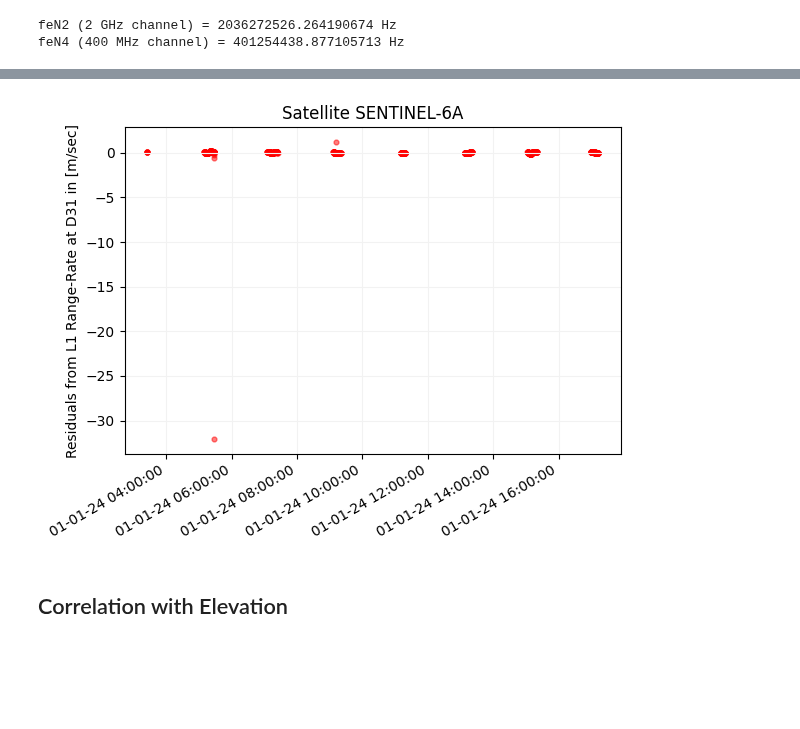
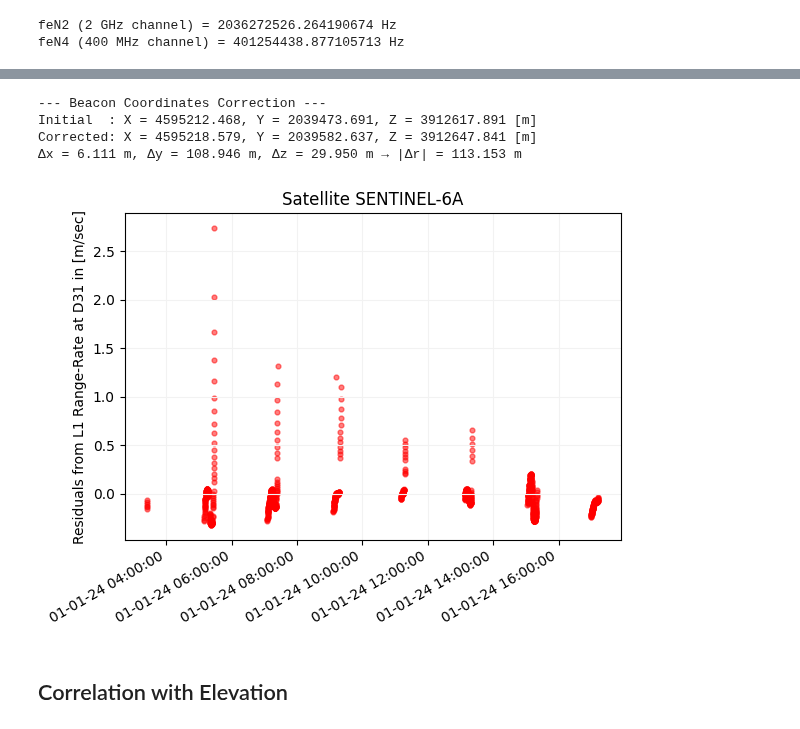
Before and after one commit to DSOlab/AcademicSoftware, a Jupyter notebook: JupiterLab/doris/doris_soph.ipynb, the cells around one changed output, grey strips where cells are left out. Cells and saved outputs as stored; diff of their text form; code cells hidden in the pictures; blank space fills up the shorter version.

```diff
--- a/JupiterLab/doris/doris_soph.ipynb
+++ b/JupiterLab/doris/doris_soph.ipynb
@@ -68,6 +68,7 @@ def azele(rsat, rsta):
 # %%
 # initially, no previous phase observation ...
 t1=None
+dT2 = None
 satx_prev = None
 saty_prev = None
 satz_prev = None
@@ -120,6 +121,9 @@ for block in rnx:
             _, _, el = azele(np.array((satx, saty, satz)), np.array(diob_xyz))
             dT = tropo.tropo_delay(np.array(diob_xyz), t2, el, gpt3_file)
             #print(f"[{t2}] Elevation: {np.degrees(el):.2f}° → dT = {dT:.3f} m")
+            #Filter for clearing outliers for the dT_diff
+            dT_diff = dT - dT2 if dT2 is not None else 0.0
+
             # L1 and L2 measurements
             L2_1 = data['L1']['value']
             L2_2 = data['L2']['value']
@@ -142,7 +146,7 @@ for block in rnx:
                 # observed range-rate
                 orr = (((L3 - L1) / (float((t2-t1).total_nanoseconds()) * 1e-9)) + frT - frN) * (299792458.0 / feN_L3)
                 # very loose outlier detection
-                if abs(orr - crr) > 100.:
+                if abs(orr - crr) > 10.:
                     pass
                 else:
                     t.append(at2pt(t2))
@@ -152,7 +156,7 @@ for block in rnx:
                         'rsat2': rsat2,
                         'dt': (float((t2-t1).total_nanoseconds()) * 1e-9),
                         'v_obs': orr,
-                        'dT': (dT - dT2),
+                        'dT': (dT2 - dT) if dT2 is not None else 0.0,
                     })
             # prepare for next measurement
             dT2 = dT
@@ -185,11 +189,17 @@ for ls_iteration in range(LS_ITERATIONS):
         delta_f = x0[3]
         delta_T = x0[4]
 
+        #print(f"obs {i}: dT = {dT:.3f} m")
 
         # υπολογισμός θεωρητικής ταχύτητας
         r1 = np.linalg.norm(rsat1 - r_beacon)
         r2 = np.linalg.norm(rsat2 - r_beacon)
         v_theo = (r2 - r1 + dT) / dt
+
+        # φίλτρο για outliers
+        if abs(dl[i]) > 10.0:
+            print(f"Skipping obs {i} due to large residual: {dl[i]:+.3f} m/s")
+            continue
 
         # residual
         dl[i] = v_obs - delta_f - delta_T - v_theo
@@ -224,0 +230,10 @@ print("len(res1):", len(res1))
+# %%
+dl_filtered = []
+t_filtered = []
+
+for i in range(len(dl)):
+    if abs(dl[i]) <= 10.0:
+        dl_filtered.append(dl[i])
+        t_filtered.append(t[i])
+    else:
+        print(f"Rejected: dl = {dl[i]:+.3f} m/s at t = {t[i]}")
@@ -225,21 +249,49 @@ print("len(res1):", len(res1))
+# %%
+# Αρχικές συντεταγμένες
+x_init, y_init, z_init = diob_xyz
+
+# Τελικές (διορθωμένες) συντεταγμένες
+x_corr, y_corr, z_corr = x0[0:3]
+
+# Διαφορά ανά άξονα
+dx = x_corr - x_init
+dy = y_corr - y_init
+dz = z_corr - z_init
+
+# Συνολική μετατόπιση
+dr = np.linalg.norm([dx, dy, dz])
+
+# Εκτύπωση
+print("\n--- Beacon Coordinates Correction ---")
+print(f"Initial  : X = {x_init:.3f}, Y = {y_init:.3f}, Z = {z_init:.3f} [m]")
+print(f"Corrected: X = {x_corr:.3f}, Y = {y_corr:.3f}, Z = {z_corr:.3f} [m]")
+print(f"Δx = {dx:.3f} m, Δy = {dy:.3f} m, Δz = {dz:.3f} m → |Δr| = {dr:.3f} m")
+# %% [output]
+--- Beacon Coordinates Correction ---
+Initial  : X = 4595212.468, Y = 2039473.691, Z = 3912617.891 [m]
+Corrected: X = 4595218.579, Y = 2039582.637, Z = 3912647.841 [m]
+Δx = 6.111 m, Δy = 108.946 m, Δz = 29.950 m → |Δr| = 113.153 m
 # %%
 #plt.scatter([at2pt(ti) for ti in t], res2, alpha=0.5, s=12, c='blue')
-plt.scatter([at2pt(ti) for ti in t], dl, alpha=0.5, s=12, c='red')
+plt.scatter([at2pt(ti) for ti in t_filtered], dl_filtered, alpha=0.5, s=12, c='red')
+#print("\nResiduals per observation:")
+#for i in range(m):
+#    print(f"t = {t[i]} | dl = {dl_filtered[i]:+.6f} m/s")
 # plt.plot([at2pt(ti) for ti in t], res, alpha=0.3, linewidth=1)
 
 plt.grid(color='0.95')
 plt.ylabel(f"Residuals from L1 Range-Rate at {diob} in [m/sec]")
 plt.title(f"Satellite {rnx.sat_name}")
 
 # Format the datetime x-axis
 ax = plt.gca()
 ax.xaxis.set_major_formatter(mdates.DateFormatter("%d-%m-%y %H:%M:%S"))
 # auto-rotate date labels for readability
 plt.gcf().autofmt_xdate()
 
 plt.show()
 # %% [output]
-[figure, old version]
+[figure, new version]
 # %% [markdown]
 ## Correlation with Elevation
 # %%
```
Also changed, not shown: parts of 4 cells of this notebook.
